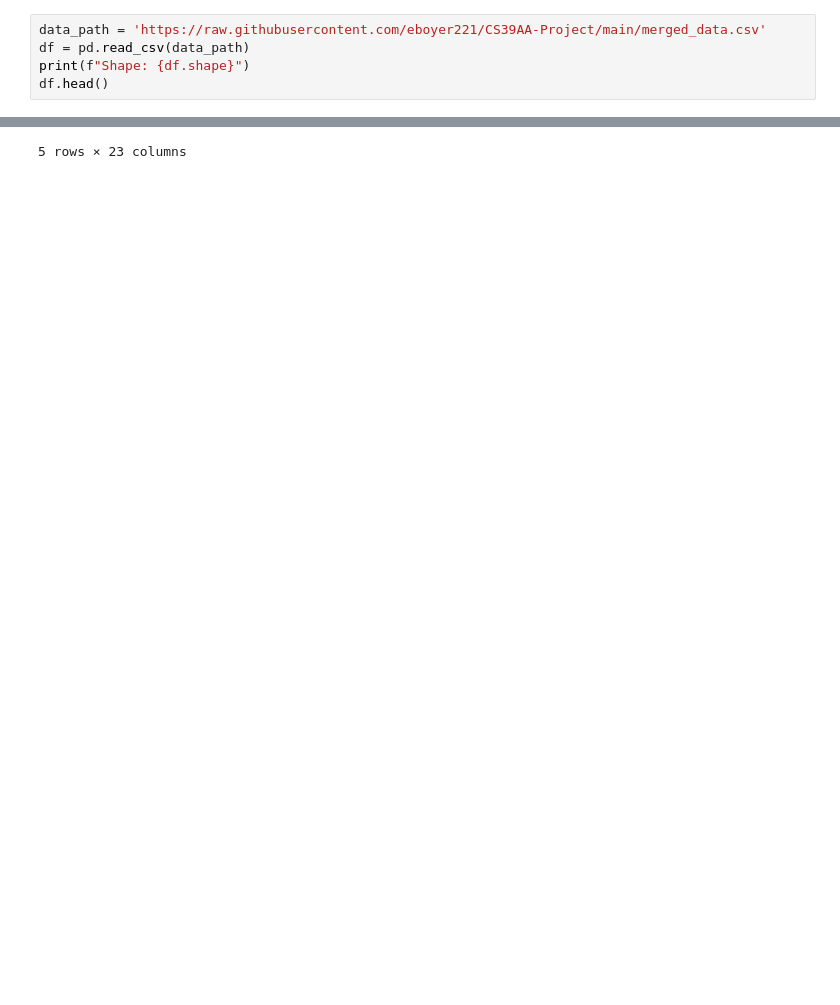
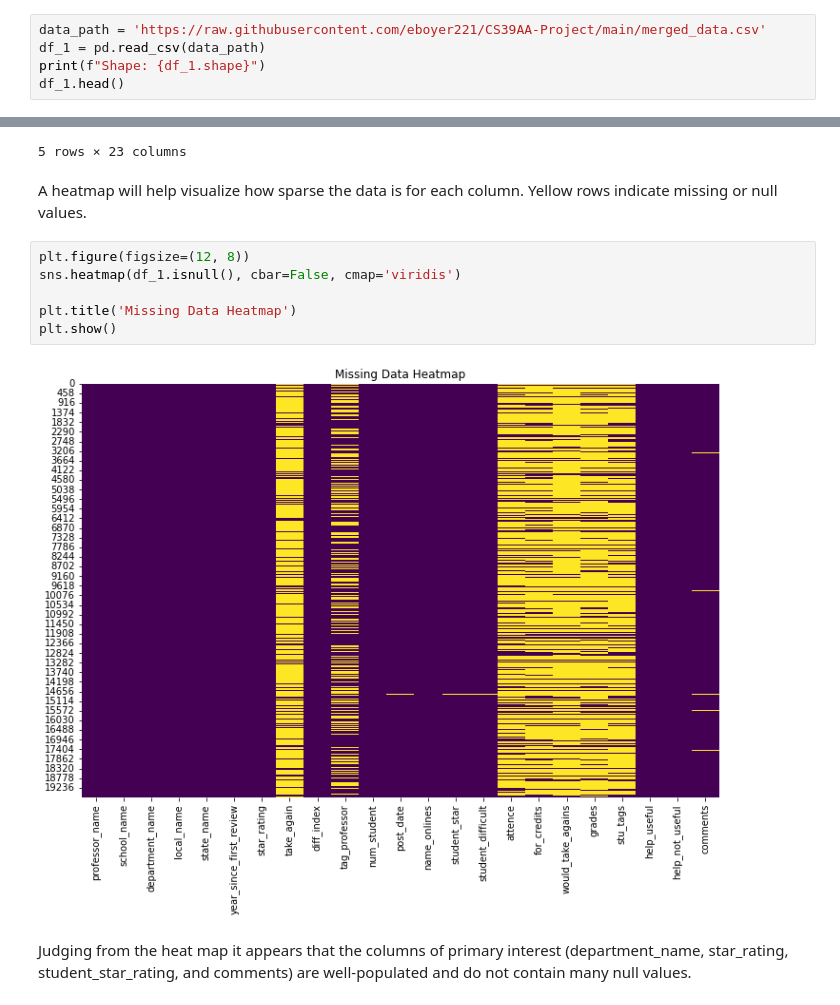
Before and after one commit to eboyer221/CS39AA-NLP-Project, a Jupyter notebook: project_part1.ipynb, the cells around one changed output, grey strips where cells are left out. Drawn from its saved outputs; the diff is of its cells as text; blank space fills up the shorter version.

Commit message:
data pre-processing steps

```diff
--- a/project_part1.ipynb
+++ b/project_part1.ipynb
@@ -55,9 +56,9 @@ for file in file_list:
 Let's look at the merged data set.
 # %%
 data_path = 'https://raw.githubusercontent.com/eboyer221/CS39AA-Project/main/merged_data.csv'
-df = pd.read_csv(data_path)
-print(f"Shape: {df.shape}")
-df.head()
+df_1 = pd.read_csv(data_path)
+print(f"Shape: {df_1.shape}")
+df_1.head()
 # %% [output]
 Shape: (19685, 23)
 |  | professor_name | school_name | department_name | local_name | state_name | year_since_first_review | ... |
@@ -67,3 +68,15 @@ Shape: (19685, 23)
 | 3 | Soazig Le Bihan | University of Montana - Missoula | Philosophy department | Missoula | MT | 8.0 | ... |
 | 4 | Soazig Le Bihan | University of Montana - Missoula | Philosophy department | Missoula | MT | 8.0 | ... |
 5 rows × 23 columns
+# %% [markdown]
+A heatmap will help visualize how sparse the data is for each column. Yellow rows indicate missing or null values.
+# %%
+plt.figure(figsize=(12, 8))
+sns.heatmap(df_1.isnull(), cbar=False, cmap='viridis')
+
+plt.title('Missing Data Heatmap')
+plt.show()
+# %% [output]
+[figure, added]
+# %% [markdown]
+Judging from the heat map it appears that the columns of primary interest (department_name, star_rating, student_star_rating, and comments) are well-populated and do not contain many null values.
```
Also changed, not shown: parts of 6 cells of this notebook.
